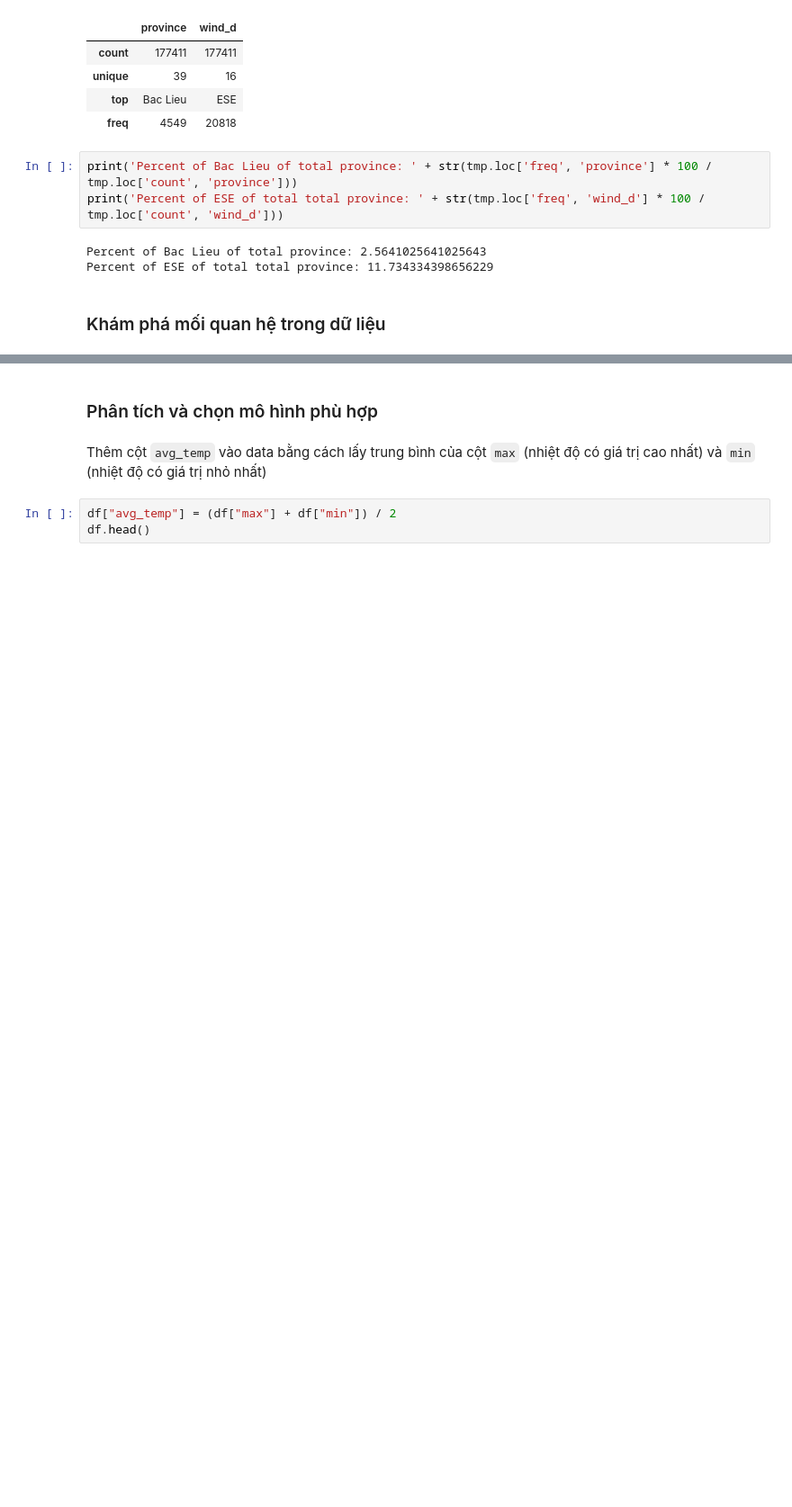
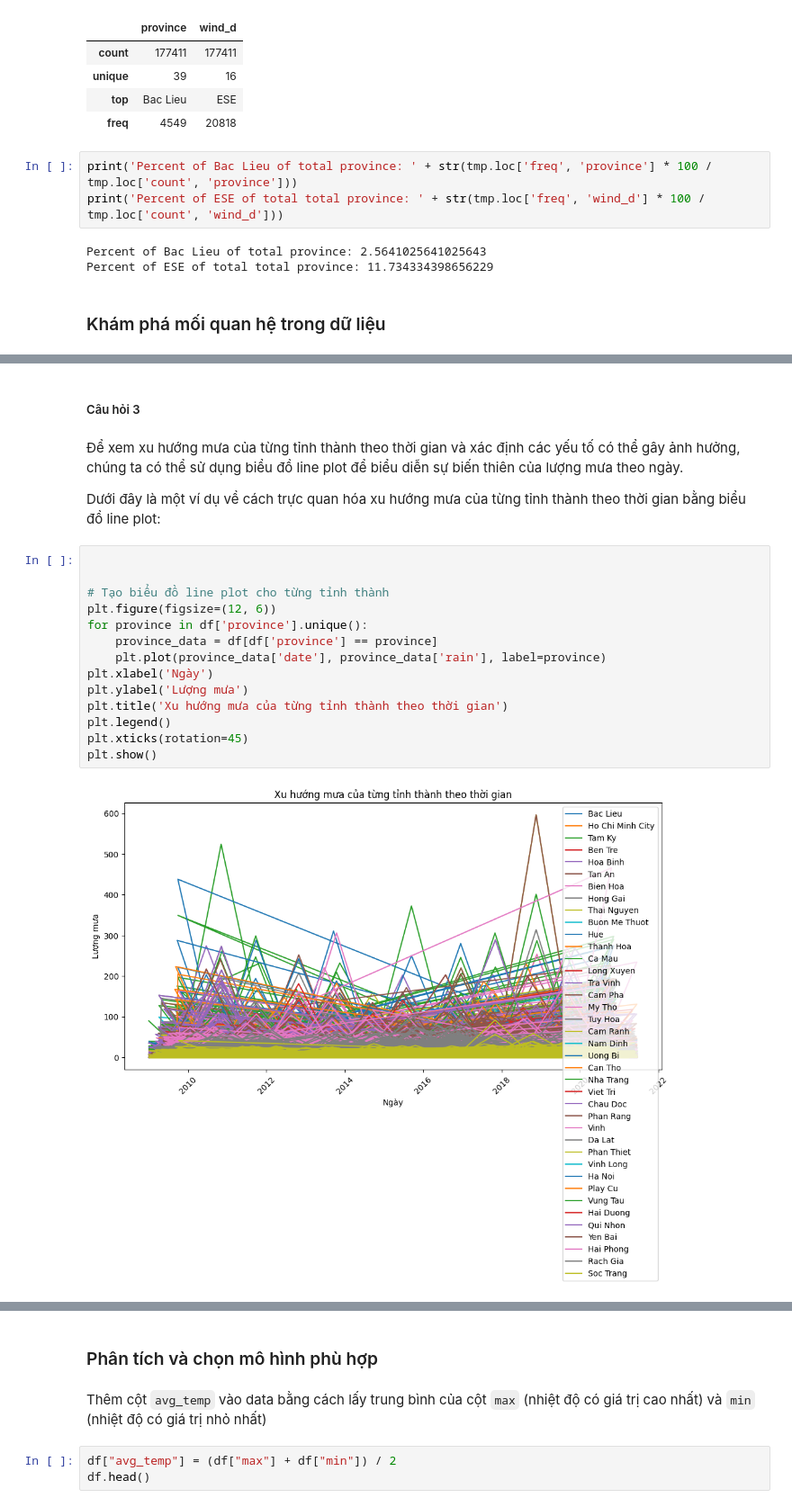
Before and after one commit to khangnl24112002/DataVisualization_Group02_FinalProject, a Jupyter notebook: main.ipynb, the cells around one changed output, grey strips where cells are left out. Shown at 90% size. Drawn from its saved outputs; the diff is of its cells as text; blank space fills up the shorter version.

```diff
--- a/main.ipynb
+++ b/main.ipynb
@@ -368,0 +379,22 @@ plt.show()
+# %% [markdown]
+##### Câu hỏi 3
+# %% [markdown]
+Để xem xu hướng mưa của từng tỉnh thành theo thời gian và xác định các yếu tố có thể gây ảnh hưởng, chúng ta có thể sử dụng biểu đồ line plot để biểu diễn sự biến thiên của lượng mưa theo ngày.
+
+Dưới đây là một ví dụ về cách trực quan hóa xu hướng mưa của từng tỉnh thành theo thời gian bằng biểu đồ line plot:
+# %%
+
+
+# Tạo biểu đồ line plot cho từng tỉnh thành
+plt.figure(figsize=(12, 6))
+for province in df['province'].unique():
+    province_data = df[df['province'] == province]
+    plt.plot(province_data['date'], province_data['rain'], label=province)
+plt.xlabel('Ngày')
+plt.ylabel('Lượng mưa')
+plt.title('Xu hướng mưa của từng tỉnh thành theo thời gian')
+plt.legend()
+plt.xticks(rotation=45)
+plt.show()
+# %% [output]
+[figure, added]
```
Also changed, not shown: parts of 42 cells of this notebook.
